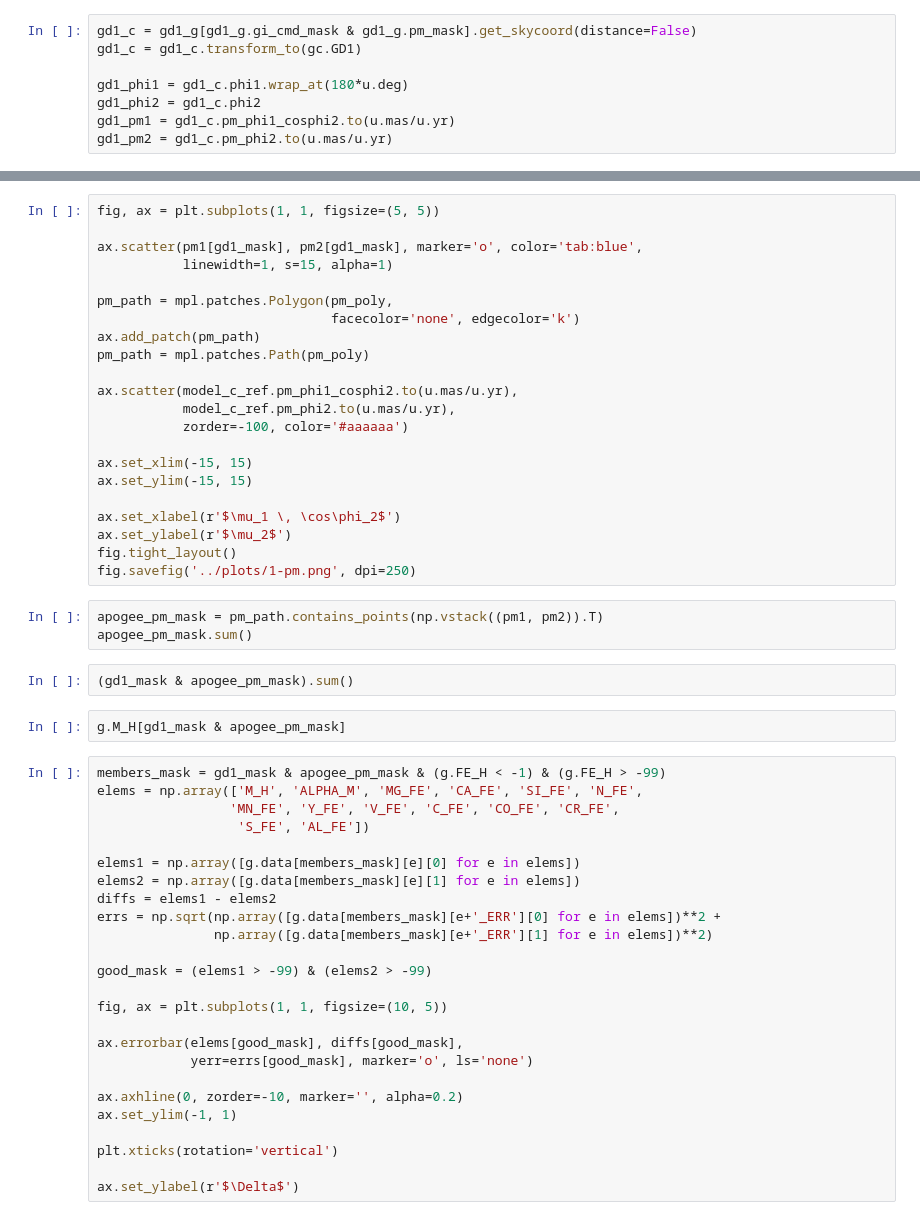
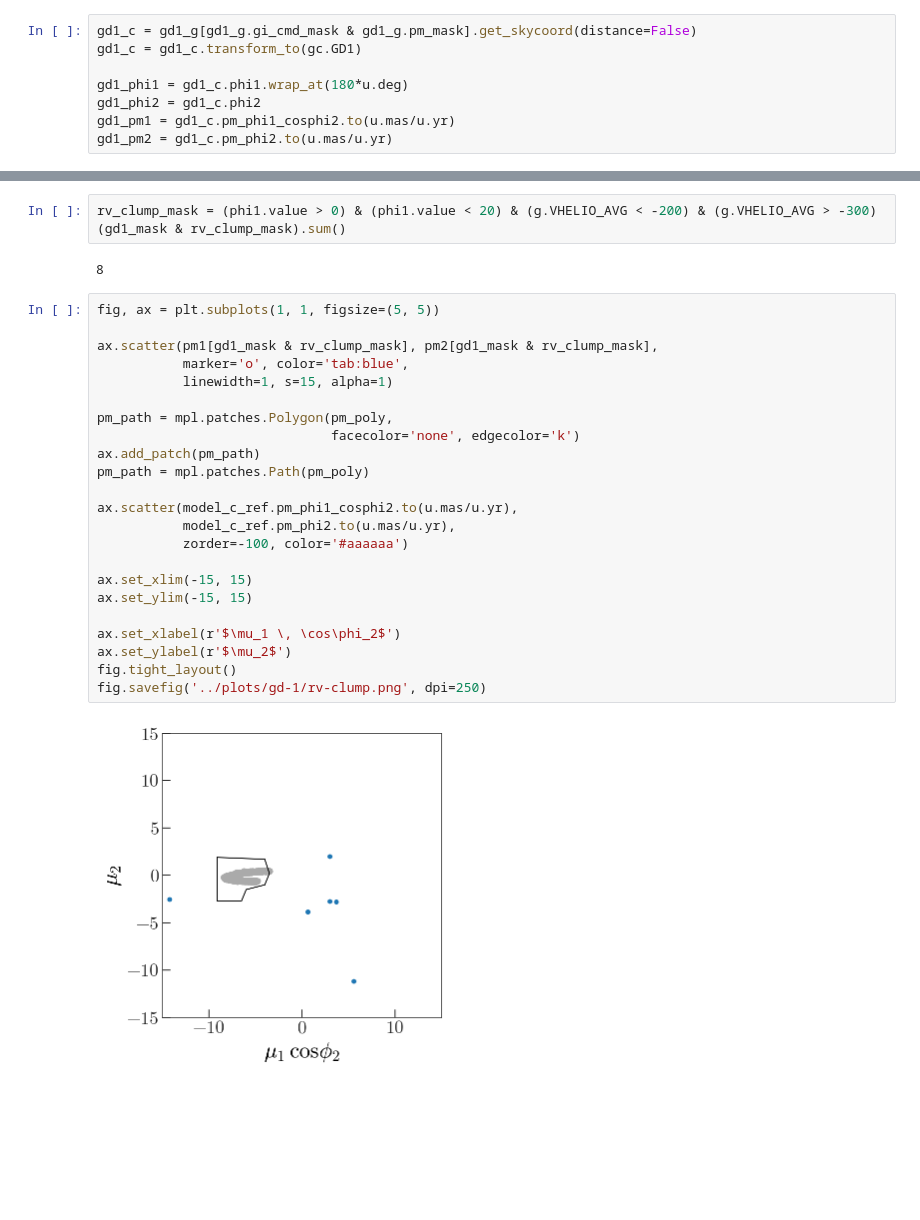
Before and after one commit to adrn/APOGEE-Streams, a Jupyter notebook: notebooks/GD-1-targeted.ipynb, the cells around one changed output, grey strips where cells are left out. Cells and saved outputs as stored; diff of their text form; blank space fills up the shorter version.

```diff
--- a/notebooks/GD-1-targeted.ipynb
+++ b/notebooks/GD-1-targeted.ipynb
@@ -164,54 +251,30 @@ kop_vr = ascii.read("""phi1 phi2 vr err
+# %%
+rv_clump_mask = (phi1.value > 0) & (phi1.value < 20) & (g.VHELIO_AVG < -200) & (g.VHELIO_AVG > -300)
+(gd1_mask & rv_clump_mask).sum()
+# %% [output]
+8
 # %%
 fig, ax = plt.subplots(1, 1, figsize=(5, 5))
 
-ax.scatter(pm1[gd1_mask], pm2[gd1_mask], marker='o', color='tab:blue',
+ax.scatter(pm1[gd1_mask & rv_clump_mask], pm2[gd1_mask & rv_clump_mask],
+           marker='o', color='tab:blue',
            linewidth=1, s=15, alpha=1)
 
 pm_path = mpl.patches.Polygon(pm_poly,
                               facecolor='none', edgecolor='k')
 ax.add_patch(pm_path)
 pm_path = mpl.patches.Path(pm_poly)
 
 ax.scatter(model_c_ref.pm_phi1_cosphi2.to(u.mas/u.yr),
            model_c_ref.pm_phi2.to(u.mas/u.yr),
            zorder=-100, color='#aaaaaa')
 
 ax.set_xlim(-15, 15)
 ax.set_ylim(-15, 15)
 
 ax.set_xlabel(r'$\mu_1 \, \cos\phi_2$')
 ax.set_ylabel(r'$\mu_2$')
 fig.tight_layout()
-fig.savefig('../plots/1-pm.png', dpi=250)
+fig.savefig('../plots/gd-1/rv-clump.png', dpi=250)
+# %% [output]
+[figure, added]
-# %%
-apogee_pm_mask = pm_path.contains_points(np.vstack((pm1, pm2)).T)
-apogee_pm_mask.sum()
-# %%
-(gd1_mask & apogee_pm_mask).sum()
-# %%
-g.M_H[gd1_mask & apogee_pm_mask]
-# %%
-members_mask = gd1_mask & apogee_pm_mask & (g.FE_H < -1) & (g.FE_H > -99)
-elems = np.array(['M_H', 'ALPHA_M', 'MG_FE', 'CA_FE', 'SI_FE', 'N_FE',
-                 'MN_FE', 'Y_FE', 'V_FE', 'C_FE', 'CO_FE', 'CR_FE',
-                  'S_FE', 'AL_FE'])
-
-elems1 = np.array([g.data[members_mask][e][0] for e in elems])
-elems2 = np.array([g.data[members_mask][e][1] for e in elems])
-diffs = elems1 - elems2
-errs = np.sqrt(np.array([g.data[members_mask][e+'_ERR'][0] for e in elems])**2 +
-               np.array([g.data[members_mask][e+'_ERR'][1] for e in elems])**2)
-
-good_mask = (elems1 > -99) & (elems2 > -99)
-
-fig, ax = plt.subplots(1, 1, figsize=(10, 5))
-
-ax.errorbar(elems[good_mask], diffs[good_mask],
-            yerr=errs[good_mask], marker='o', ls='none')
-
-ax.axhline(0, zorder=-10, marker='', alpha=0.2)
-ax.set_ylim(-1, 1)
-
-plt.xticks(rotation='vertical')
-
-ax.set_ylabel(r'$\Delta$')
```
Also changed, not shown: parts of 23 cells of this notebook, 11 other files.
